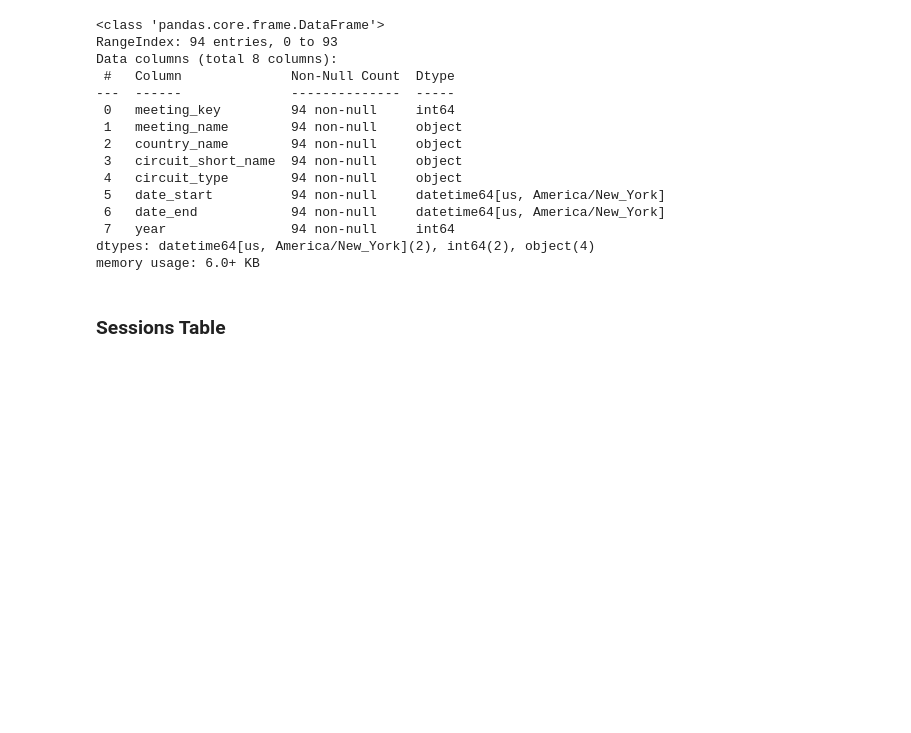
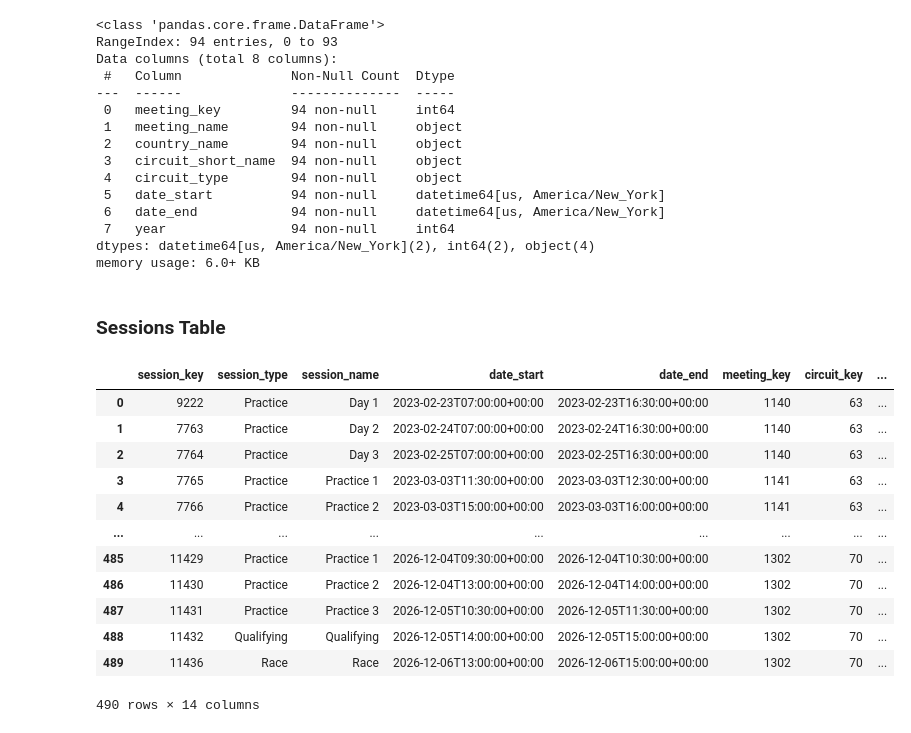
Before and after one commit to jguptil1/F1Fantasy, a Jupyter notebook: src/ingestion/database_testing.ipynb, the cells around one changed output. Drawn from its saved outputs; the diff is of its cells as text; code cells hidden in the pictures; blank space fills up the shorter version.

```diff
--- a/src/ingestion/database_testing.ipynb
+++ b/src/ingestion/database_testing.ipynb
@@ -93,3 +93,26 @@ dtypes: datetime64[us, America/New_York](2), int64(2), object(4)
 memory usage: 6.0+ KB
 # %% [markdown]
 ### Sessions Table
+# %%
+def read_raw_sessions_table():
+    with duckdb.connect(DATABASE_PATH, read_only=True) as con:
+        result = con.execute("SELECT * FROM raw_sessions_table").df()
+
+    return result
+# %%
+raw_query = read_raw_sessions_table()
+raw_query
+# %% [output]
+|  | session_key | session_type | session_name | date_start | date_end | meeting_key | circuit_key | ... |
+| 0 | 9222 | Practice | Day 1 | 2023-02-23T07:00:00+00:00 | 2023-02-23T16:30:00+00:00 | 1140 | 63 | ... |
+| 1 | 7763 | Practice | Day 2 | 2023-02-24T07:00:00+00:00 | 2023-02-24T16:30:00+00:00 | 1140 | 63 | ... |
+| 2 | 7764 | Practice | Day 3 | 2023-02-25T07:00:00+00:00 | 2023-02-25T16:30:00+00:00 | 1140 | 63 | ... |
+| 3 | 7765 | Practice | Practice 1 | 2023-03-03T11:30:00+00:00 | 2023-03-03T12:30:00+00:00 | 1141 | 63 | ... |
+| 4 | 7766 | Practice | Practice 2 | 2023-03-03T15:00:00+00:00 | 2023-03-03T16:00:00+00:00 | 1141 | 63 | ... |
+| ... | ... | ... | ... | ... | ... | ... | ... | ... |
+| 485 | 11429 | Practice | Practice 1 | 2026-12-04T09:30:00+00:00 | 2026-12-04T10:30:00+00:00 | 1302 | 70 | ... |
+| 486 | 11430 | Practice | Practice 2 | 2026-12-04T13:00:00+00:00 | 2026-12-04T14:00:00+00:00 | 1302 | 70 | ... |
+| 487 | 11431 | Practice | Practice 3 | 2026-12-05T10:30:00+00:00 | 2026-12-05T11:30:00+00:00 | 1302 | 70 | ... |
+| 488 | 11432 | Qualifying | Qualifying | 2026-12-05T14:00:00+00:00 | 2026-12-05T15:00:00+00:00 | 1302 | 70 | ... |
+| 489 | 11436 | Race | Race | 2026-12-06T13:00:00+00:00 | 2026-12-06T15:00:00+00:00 | 1302 | 70 | ... |
+490 rows × 14 columns
```
Also changed, not shown: parts of 2 cells of this notebook, 7 other files.
